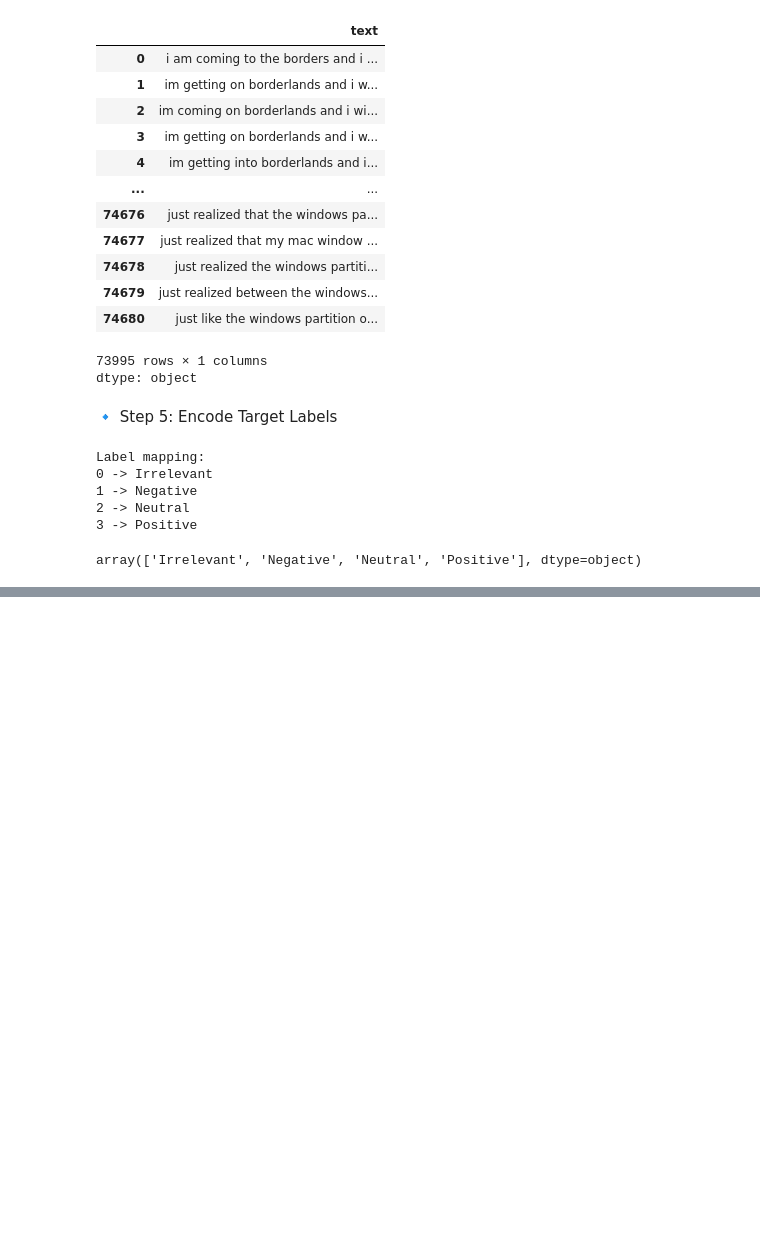
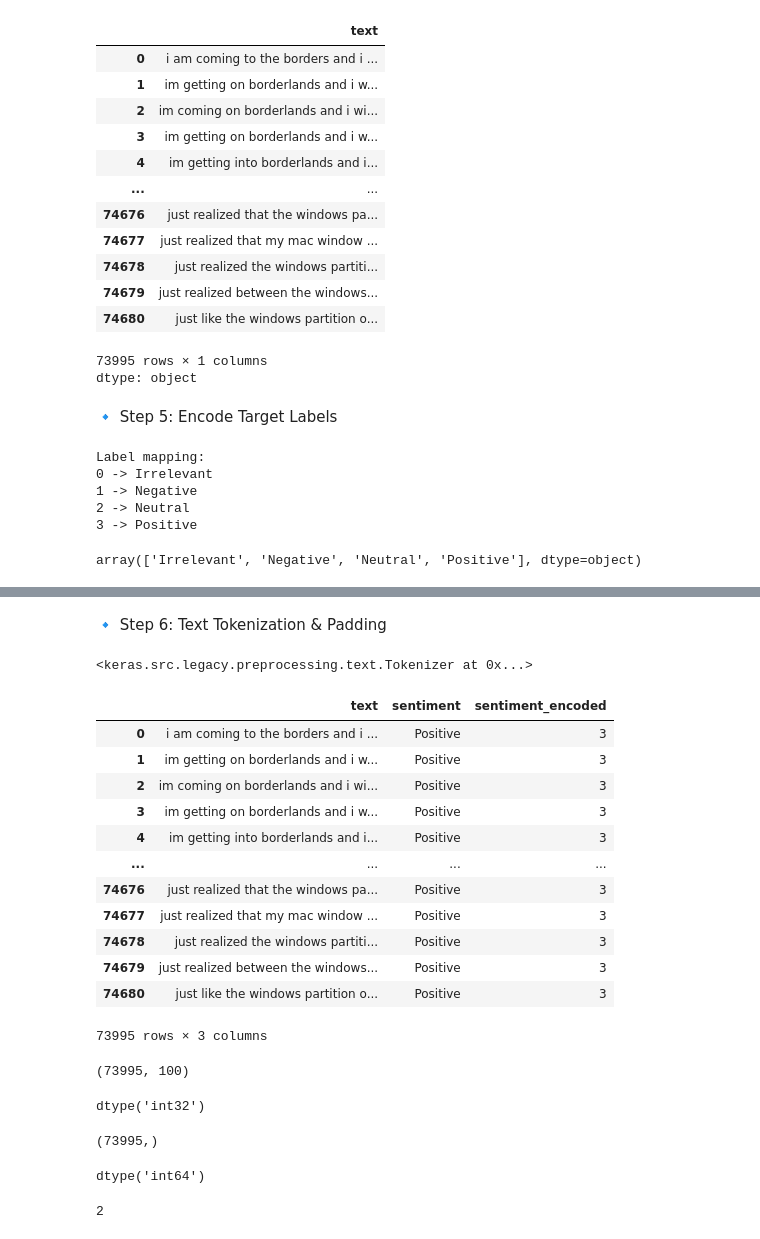
Before and after one commit to touhid0503/Sentiment_Analysis_System, a Jupyter notebook: sentiment_analysis_system.ipynb, the cells around one changed output, grey strips where cells are left out. Saved outputs shown, nothing was run; the diff lists cells and outputs as text; code cells hidden in the pictures; blank space fills up the shorter version.

Commit message:
Tokenization & Padding

```diff
--- a/sentiment_analysis_system.ipynb
+++ b/sentiment_analysis_system.ipynb
@@ -221,0 +222,2 @@ df.sample(10)
+# %% [markdown]
+🔹 Step 6: Text Tokenization & Padding
@@ -221,0 +238,40 @@ df.sample(10)
+# %%
+tokenizer
+# %% [output]
+<keras.src.legacy.preprocessing.text.Tokenizer at 0x...>
+# %%
+df
+# %% [output]
+|  | text | sentiment | sentiment_encoded |
+| 0 | i am coming to the borders and i ... | Positive | 3 |
+| 1 | im getting on borderlands and i w... | Positive | 3 |
+| 2 | im coming on borderlands and i wi... | Positive | 3 |
+| 3 | im getting on borderlands and i w... | Positive | 3 |
+| 4 | im getting into borderlands and i... | Positive | 3 |
+| ... | ... | ... | ... |
+| 74676 | just realized that the windows pa... | Positive | 3 |
+| 74677 | just realized that my mac window ... | Positive | 3 |
+| 74678 | just realized the windows partiti... | Positive | 3 |
+| 74679 | just realized between the windows... | Positive | 3 |
+| 74680 | just like the windows partition o... | Positive | 3 |
+73995 rows × 3 columns
+# %%
+X.shape
+# %% [output]
+(73995, 100)
+# %%
+X.dtype
+# %% [output]
+dtype('int32')
+# %%
+y.shape
+# %% [output]
+(73995,)
+# %%
+y.dtype
+# %% [output]
+dtype('int64')
+# %%
+X.ndim
+# %% [output]
+2
```
Also changed, not shown: parts of 9 cells of this notebook.
